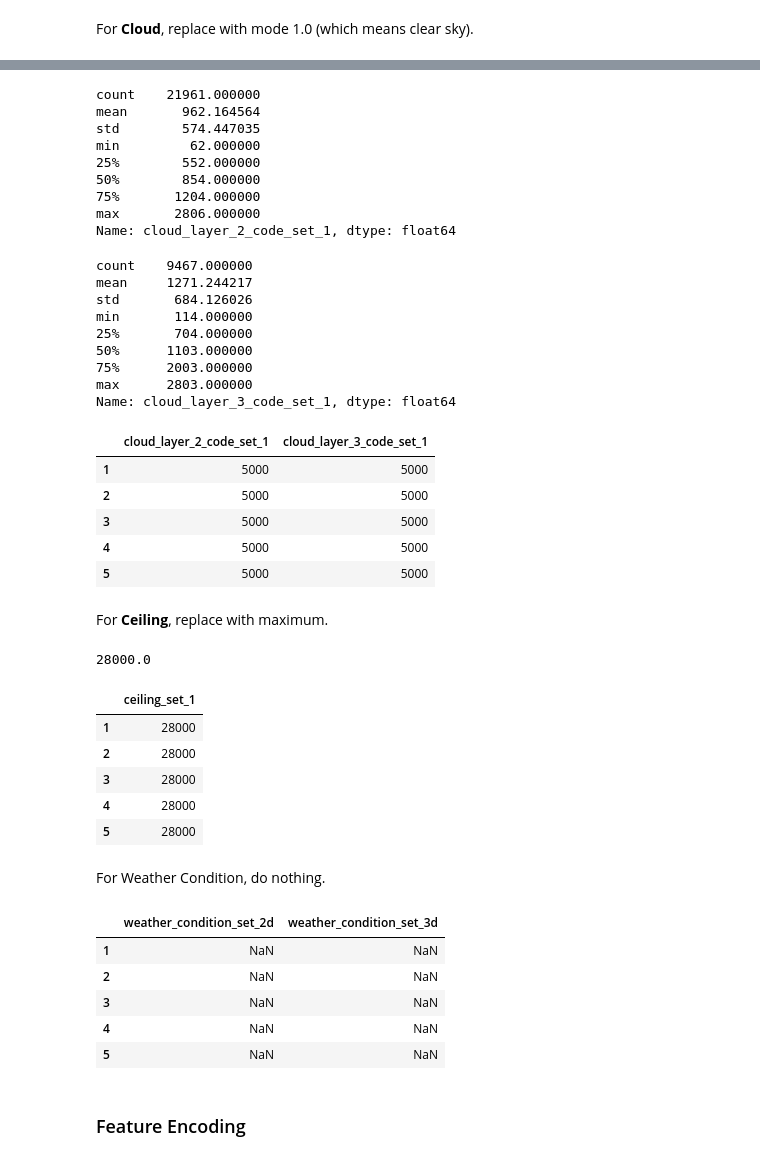
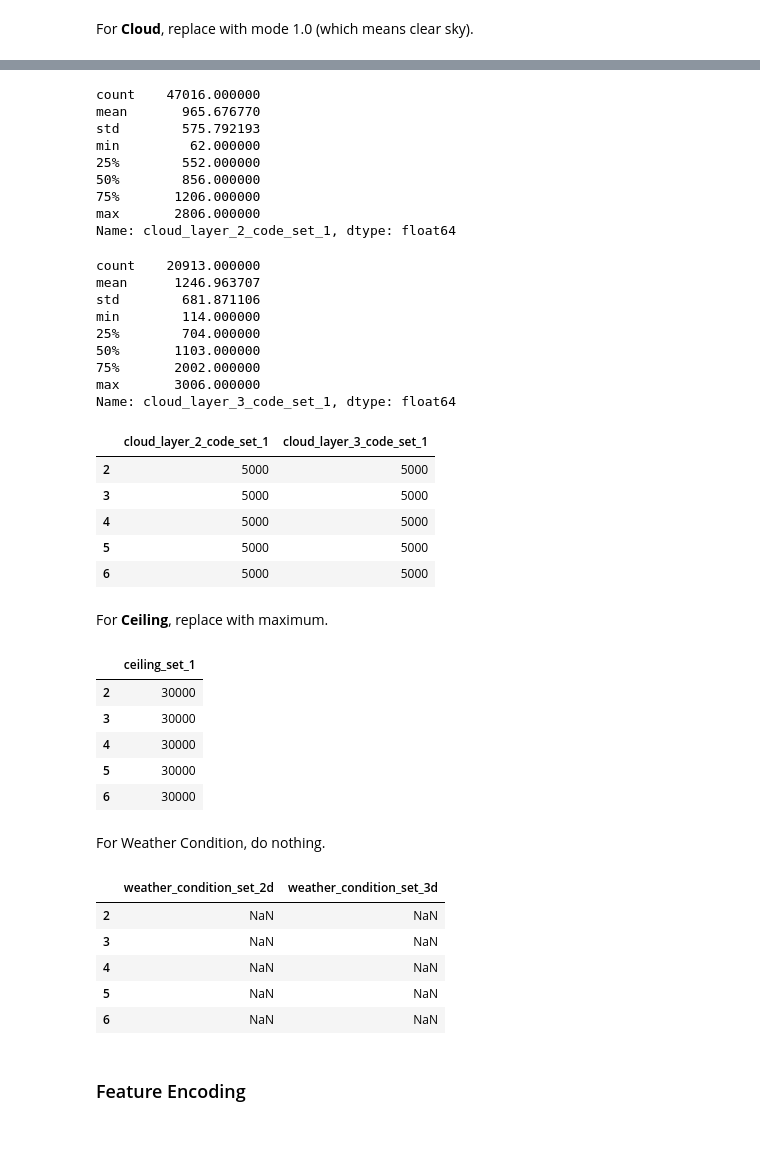
Before and after one commit to leong1016/Flight-Delay-Prediction-with-Synoptic-Data, a Jupyter notebook: 2016pred2017.ipynb, the cells around one changed output, grey strips where cells are left out. Saved outputs shown, nothing was run; the diff lists cells and outputs as text; code cells hidden in the pictures.

```diff
--- a/pred_toslc.ipynb
+++ b/2016pred2017.ipynb
@@ -10,8 +10,13 @@ pd.set_option('max_rows', 50)
 # Weather Data
 # %% [markdown]
 ### Read Data from CSV
+# %%
+wx2016 = pd.read_csv('wxkslc.csv', low_memory=False)
+wx2016 = wx2016[1:]
+wx2017 = pd.read_csv('wxkslc2017.csv', low_memory=False)
+wx2017 = wx2017[1:]
 # %%
-raw = pd.read_csv('wxkslc.csv', low_memory=False)
+raw = pd.concat([wx2016,wx2017])
 raw.head()
 # %% [output]
 |  | Station_ID | Date_Time | altimeter_set_1 | air_temp_set_1 | dew_point_temperature_set_1 | relative_humidity_set_1 | ... |
@@ -165,53 +170,51 @@ Name: cloud_layer_1_code_set_1, dtype: float64
 # %%
 pd.to_numeric(rare['cloud_layer_2_code_set_1']).describe()
 # %% [output]
-count    21961.000000
-mean       962.164564
-std        574.447035
+count    47016.000000
+mean       965.676770
+std        575.792193
 min         62.000000
 25%        552.000000
-50%        854.000000
-75%       1204.000000
+50%        856.000000
+75%       1206.000000
 max       2806.000000
 Name: cloud_layer_2_code_set_1, dtype: float64
 # %%
 pd.to_numeric(rare['cloud_layer_3_code_set_1']).describe()
 # %% [output]
-count    9467.000000
-mean     1271.244217
-std       684.126026
-min       114.000000
-25%       704.000000
-50%      1103.000000
-75%      2003.000000
-max      2803.000000
+count    20913.000000
+mean      1246.963707
+std        681.871106
+min        114.000000
+25%        704.000000
+50%       1103.000000
+75%       2002.000000
+max       3006.000000
 Name: cloud_layer_3_code_set_1, dtype: float64
 # %%
 rare2 = rare[['cloud_layer_2_code_set_1','cloud_layer_3_code_set_1']].fillna(5000)
 rare2.head()
 # %% [output]
 |  | cloud_layer_2_code_set_1 | cloud_layer_3_code_set_1 |
-| 1 | 5000 | 5000 |
 | 2 | 5000 | 5000 |
 | 3 | 5000 | 5000 |
 | 4 | 5000 | 5000 |
 | 5 | 5000 | 5000 |
+| 6 | 5000 | 5000 |
 # %% [markdown]
 For **Ceiling**, replace with maximum.
 # %%
-pd.to_numeric(rare['ceiling_set_1']).max()
+maxVal = pd.to_numeric(rare['ceiling_set_1']).max()
-# %% [output]
-28000.0
 # %%
-rare3 = rare[['ceiling_set_1']].fillna(28000)
+rare3 = rare[['ceiling_set_1']].fillna(maxVal)
 rare3.head()
 # %% [output]
 |  | ceiling_set_1 |
-| 1 | 28000 |
-| 2 | 28000 |
-| 3 | 28000 |
-| 4 | 28000 |
-| 5 | 28000 |
+| 2 | 30000 |
+| 3 | 30000 |
+| 4 | 30000 |
+| 5 | 30000 |
+| 6 | 30000 |
 # %% [markdown]
 For Weather Condition, do nothing.
 # %%
@@ -219,11 +222,11 @@ rare4 = rare[['weather_condition_set_2d','weather_condition_set_3d']]
 rare4.head()
 # %% [output]
 |  | weather_condition_set_2d | weather_condition_set_3d |
-| 1 | NaN | NaN |
 | 2 | NaN | NaN |
 | 3 | NaN | NaN |
 | 4 | NaN | NaN |
 | 5 | NaN | NaN |
+| 6 | NaN | NaN |
 # %% [markdown]
 ### Feature Encoding
 # %% [markdown]
```
Also changed, not shown: parts of 50 cells of this notebook, 2 other files.
